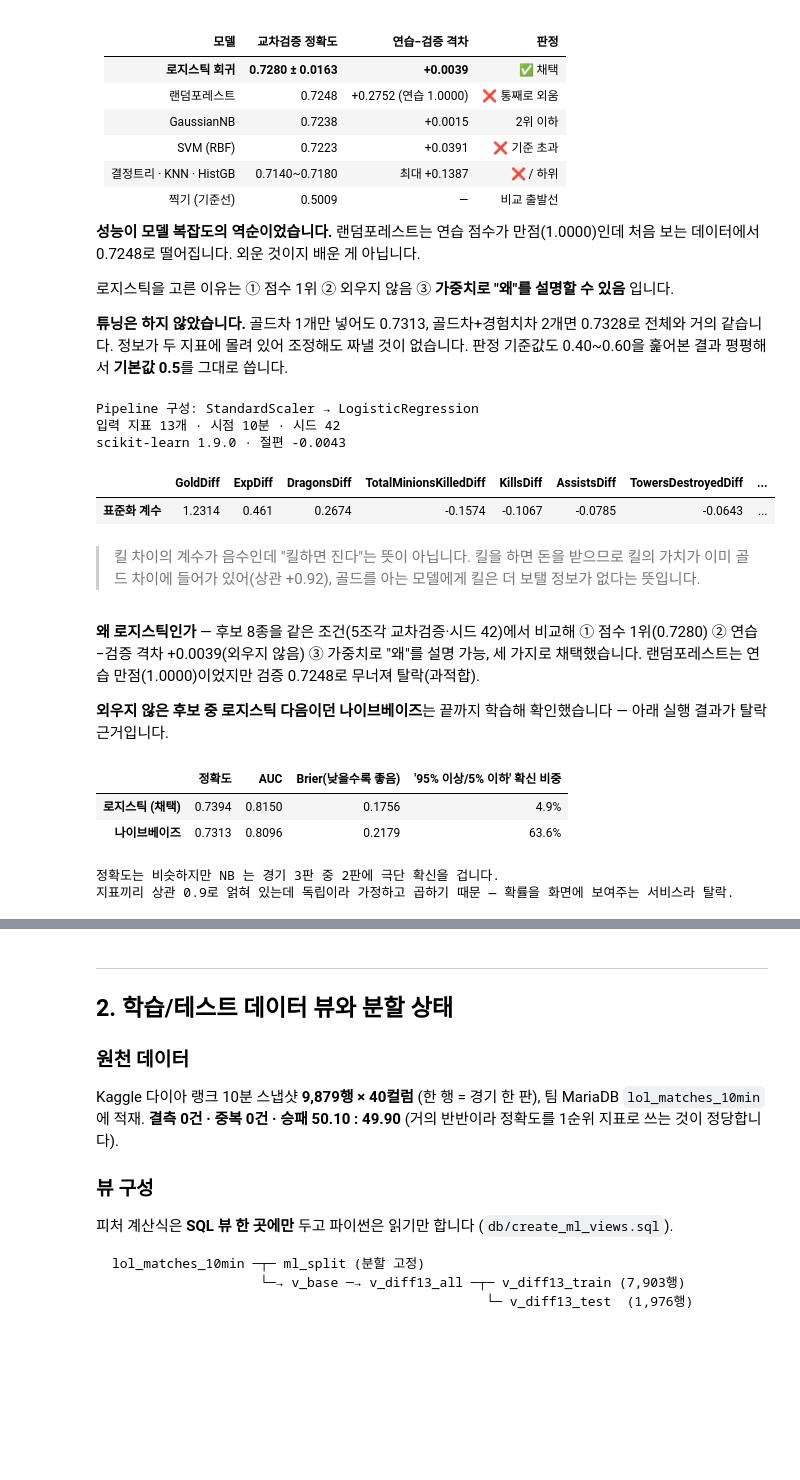
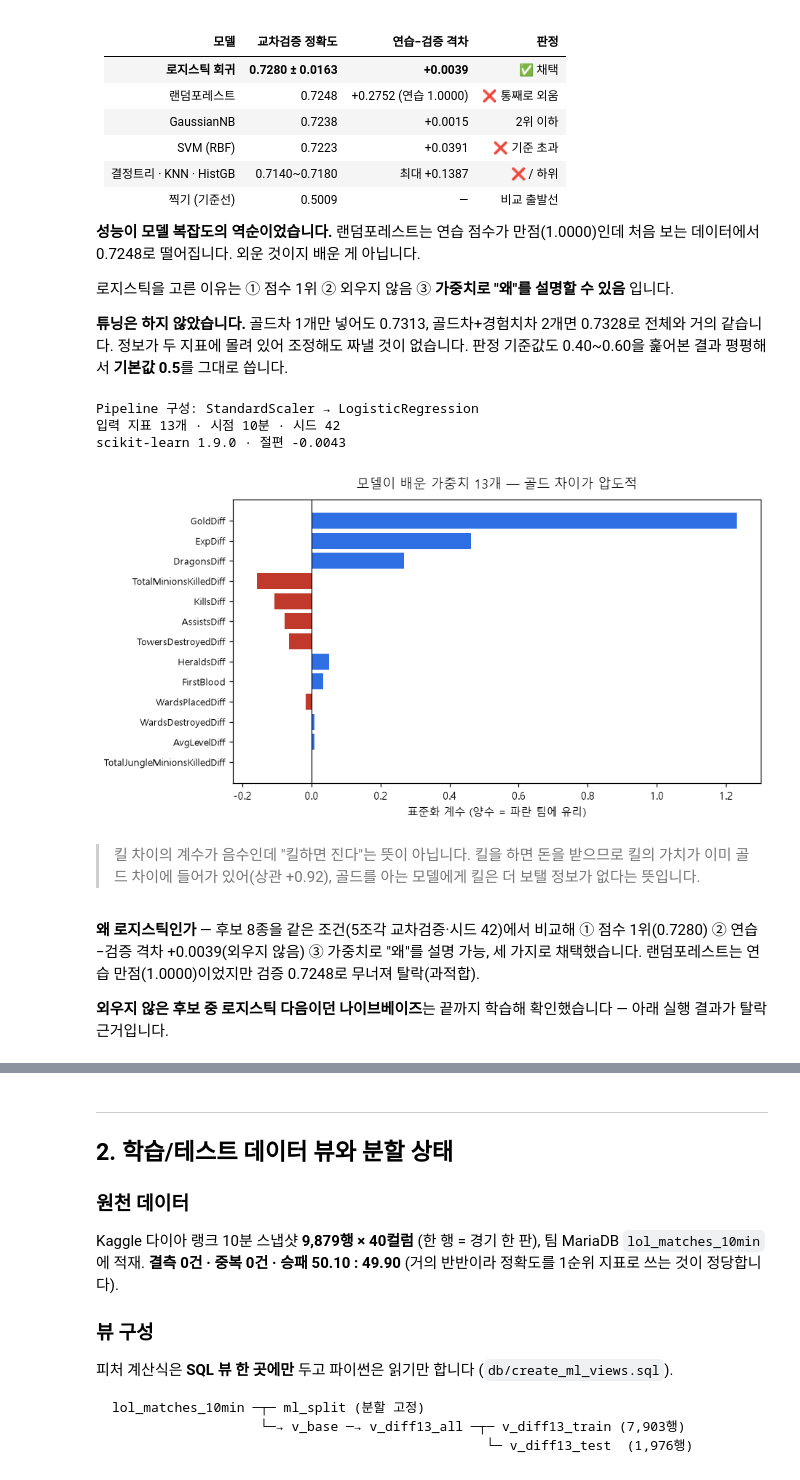
Before and after one commit to wpalswpa/project2608, a Jupyter notebook: reports/model_report.ipynb, the cells around one changed output, grey strips where cells are left out. Cells and saved outputs as stored; diff of their text form; code cells hidden in the pictures; blank space fills up the shorter version.

```diff
--- a/reports/model_report.ipynb
+++ b/reports/model_report.ipynb
@@ -67,55 +78,43 @@ print("준비 완료 —", os.getcwd())
 **튜닝은 하지 않았습니다.** 골드차 1개만 넣어도 0.7313, 골드차+경험치차 2개면 0.7328로
 전체와 거의 같습니다. 정보가 두 지표에 몰려 있어 조정해도 짜낼 것이 없습니다.
 판정 기준값도 0.40~0.60을 훑어본 결과 평평해서 **기본값 0.5**를 그대로 씁니다.
-# %%
-model = joblib.load("artifacts/model.joblib")
-schema = json.load(open("artifacts/schema.json", encoding="utf-8"))
-lr = model.named_steps["model"]
-
-print("Pipeline 구성:", " → ".join(type(s).__name__ for s in model.named_steps.values()))
-print(f"입력 지표 {len(schema['features'])}개 · 시점 {schema['time_point_min']}분 · 시드 {schema['seed']}")
-print(f"scikit-learn {schema['sklearn_version']} · 절편 {lr.intercept_[0]:.4f}")
-
-coef = pd.Series(lr.coef_[0], index=DIFF13).sort_values(key=abs, ascending=False)
-display(coef.round(4).to_frame("표준화 계수").T)
-# %% [output]
-Pipeline 구성: StandardScaler → LogisticRegression
-입력 지표 13개 · 시점 10분 · 시드 42
-scikit-learn 1.9.0 · 절편 -0.0043
-|  | GoldDiff | ExpDiff | DragonsDiff | TotalMinionsKilledDiff | KillsDiff | AssistsDiff | TowersDestroyedDiff | ... |
-| 표준화 계수 | 1.2314 | 0.461 | 0.2674 | -0.1574 | -0.1067 | -0.0785 | -0.0643 | ... |
-# %% [markdown]
-> 킬 차이의 계수가 음수인데 "킬하면 진다"는 뜻이 아닙니다. 킬을 하면 돈을 받으므로
-> 킬의 가치가 이미 골드 차이에 들어가 있어(상관 +0.92), 골드를 아는 모델에게 킬은 더 보탤 정보가 없다는 뜻입니다.
+# %%
+# ── 채택 모델 열어보기: 안에 무엇이 들어 있나 ────────────────────────
+# 학습 때 저장한 파이프라인(표준화 + 로지스틱 회귀)을 통째로 불러옵니다.
+# 통째로 저장했기 때문에 예측할 때 표준화를 빠뜨릴 수가 없습니다.
+model = joblib.load("artifacts/model.joblib")
+schema = json.load(open("artifacts/schema.json", encoding="utf-8"))   # 입력 규격·성능 기록
+lr = model.named_steps["model"]                                       # 로지스틱 회귀 부분
+
+print("Pipeline 구성:", " → ".join(type(s).__name__ for s in model.named_steps.values()))
+print(f"입력 지표 {len(schema['features'])}개 · 시점 {schema['time_point_min']}분 · 시드 {schema['seed']}")
+print(f"scikit-learn {schema['sklearn_version']} · 절편 {lr.intercept_[0]:.4f}")
+
+# 가중치(표준화 계수)를 절대값 큰 순으로 — 이 숫자가 곧 "왜"입니다
+coef = pd.Series(lr.coef_[0], index=DIFF13).sort_values(key=abs, ascending=False)
+
+# 그림: 가중치 13개 전부. 오른쪽(파랑)=블루에 유리, 왼쪽(빨강)=불리
+fig, ax = plt.subplots(figsize=(8.5, 4.6))
+ordered = coef[::-1]                                # 큰 것이 위로 오게 뒤집기
+ax.barh(range(len(ordered)), ordered.values,
+        color=[BLUE if v > 0 else RED for v in ordered.values])
+ax.set_yticks(range(len(ordered)))
+ax.set_yticklabels(ordered.index, fontsize=8.5)
+ax.axvline(0, color="black", lw=0.8)                # 0 기준선
+ax.set_xlabel("표준화 계수 (양수 = 파란 팀에 유리)")
+ax.set_title("모델이 배운 가중치 13개 — 골드 차이가 압도적", fontsize=12, pad=10)
+plt.show()
+# %% [output]
+Pipeline 구성: StandardScaler → LogisticRegression
+입력 지표 13개 · 시점 10분 · 시드 42
+scikit-learn 1.9.0 · 절편 -0.0043
+[figure, added]
+# %% [markdown]
+> 킬 차이의 계수가 음수인데 "킬하면 진다"는 뜻이 아닙니다. 킬을 하면 돈을 받으므로
+> 킬의 가치가 이미 골드 차이에 들어가 있어(상관 +0.92), 골드를 아는 모델에게 킬은 더 보탤 정보가 없다는 뜻입니다.
 # %% [markdown]
 **왜 로지스틱인가** — 후보 8종을 같은 조건(5조각 교차검증·시드 42)에서 비교해
 ① 점수 1위(0.7280) ② 연습−검증 격차 +0.0039(외우지 않음) ③ 가중치로 "왜"를 설명 가능, 세 가지로 채택했습니다.
 랜덤포레스트는 연습 만점(1.0000)이었지만 검증 0.7248로 무너져 탈락(과적합).
 
 **외우지 않은 후보 중 로지스틱 다음이던 나이브베이즈**는 끝까지 학습해 확인했습니다 — 아래 실행 결과가 탈락 근거입니다.
-# %%
-# 나이브베이즈를 같은 데이터로 끝까지 학습해 로지스틱과 비교
-from sklearn.naive_bayes import GaussianNB
-from sklearn.pipeline import Pipeline
-from sklearn.preprocessing import StandardScaler
-from sklearn.metrics import accuracy_score, roc_auc_score, brier_score_loss
-
-X_tr, y_tr, X_te, y_te, meta = load_data()
-nb_model = Pipeline([("scaler", StandardScaler()), ("model", GaussianNB())]).fit(X_tr, y_tr)
-
-rows = []
-for name, m in [("로지스틱 (채택)", model), ("나이브베이즈", nb_model)]:
-    p = m.predict_proba(X_te)[:, 1]
-    rows.append({"정확도": f"{accuracy_score(y_te, (p >= 0.5).astype(int)):.4f}",
-                 "AUC": f"{roc_auc_score(y_te, p):.4f}",
-                 "Brier(낮을수록 좋음)": f"{brier_score_loss(y_te, p):.4f}",
-                 "'95% 이상/5% 이하' 확신 비중": f"{((p < 0.05) | (p > 0.95)).mean():.1%}"})
-display(pd.DataFrame(rows, index=["로지스틱 (채택)", "나이브베이즈"]))
-print("정확도는 비슷하지만 NB 는 경기 3판 중 2판에 극단 확신을 겁니다.")
-print("지표끼리 상관 0.9로 얽혀 있는데 독립이라 가정하고 곱하기 때문 — 확률을 화면에 보여주는 서비스라 탈락.")
-# %% [output]
-|  | 정확도 | AUC | Brier(낮을수록 좋음) | '95% 이상/5% 이하' 확신 비중 |
-| 로지스틱 (채택) | 0.7394 | 0.8150 | 0.1756 | 4.9% |
-| 나이브베이즈 | 0.7313 | 0.8096 | 0.2179 | 63.6% |
-정확도는 비슷하지만 NB 는 경기 3판 중 2판에 극단 확신을 겁니다.
-지표끼리 상관 0.9로 얽혀 있는데 독립이라 가정하고 곱하기 때문 — 확률을 화면에 보여주는 서비스라 탈락.
```
Also changed, not shown: parts of 20 cells of this notebook.
